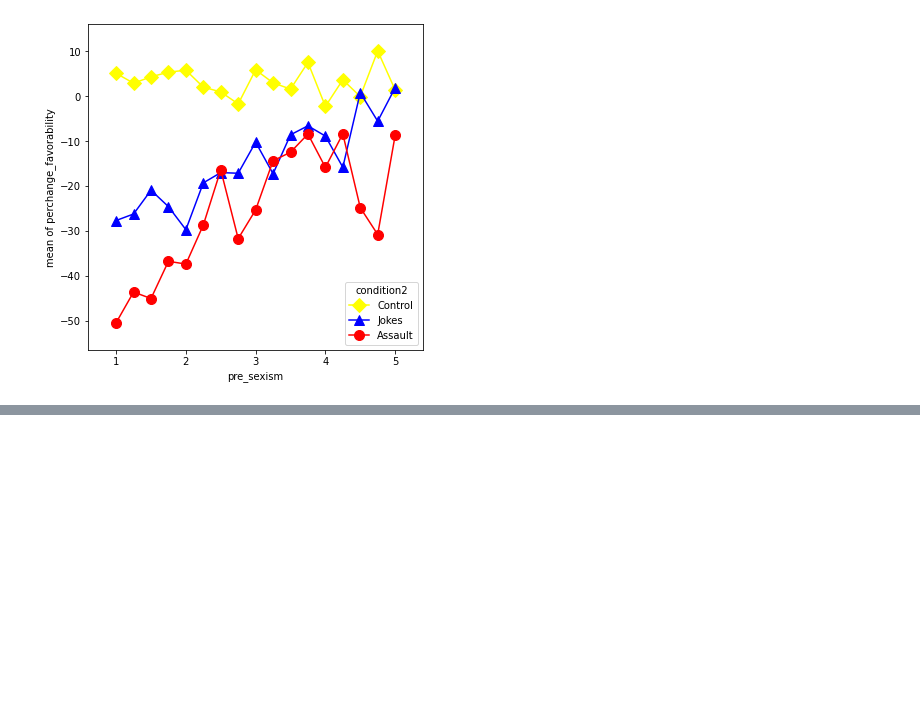
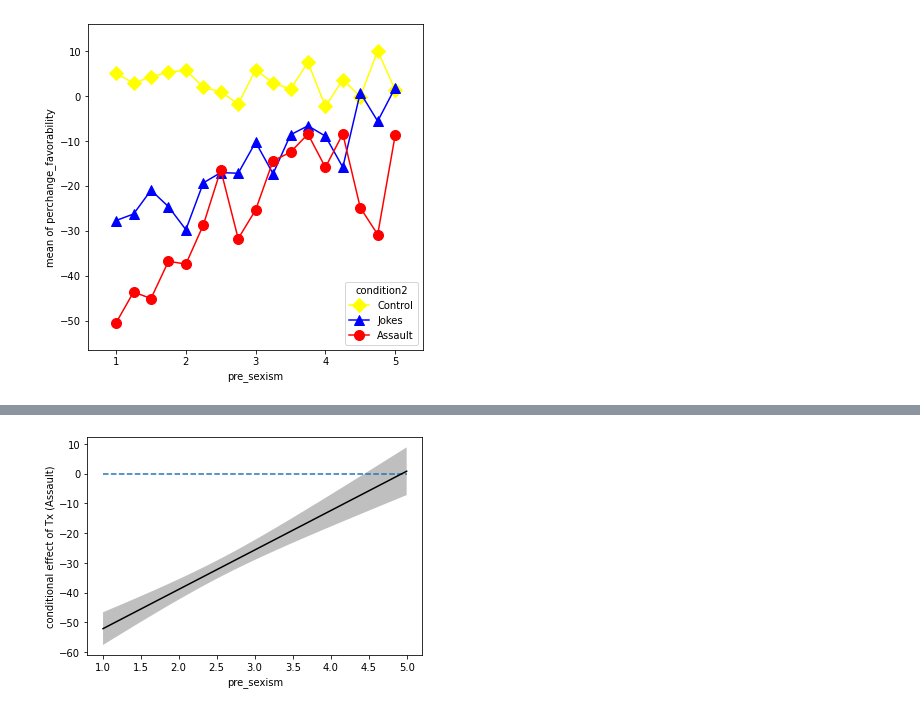
Before and after one commit to mattcingram/rep1_python, a Jupyter notebook: code/rep1_python.ipynb, the cells around one changed output, grey strips where cells are left out. Saved outputs shown, nothing was run; the diff lists cells and outputs as text; code cells hidden in the pictures; blank space fills up the shorter version.

```diff
--- a/code/rep1_python.ipynb
+++ b/code/rep1_python.ipynb
@@ -970,0 +1010,10 @@ err=1.96*consx; upperx=conbx+err; lowerx=conbx-err # notice can separate multipl
+# %%
+fig=plt.figure()
+plt.plot(intdf.MVZ, intdf.conbx2, c='black')
+plt.fill_between(intdf.MVZ, intdf.lowerx2, intdf.upperx2, facecolor='grey', alpha=0.5)
+plt.hlines(y=0, xmin=1,xmax=5, linestyles='dashed')
+plt.xlabel('pre_sexism')
+plt.ylabel('conditional effect of Tx (Assault)')
+plt.show()
+# %% [output]
+[figure, added]
```
Also changed, not shown: parts of 19 cells of this notebook.
